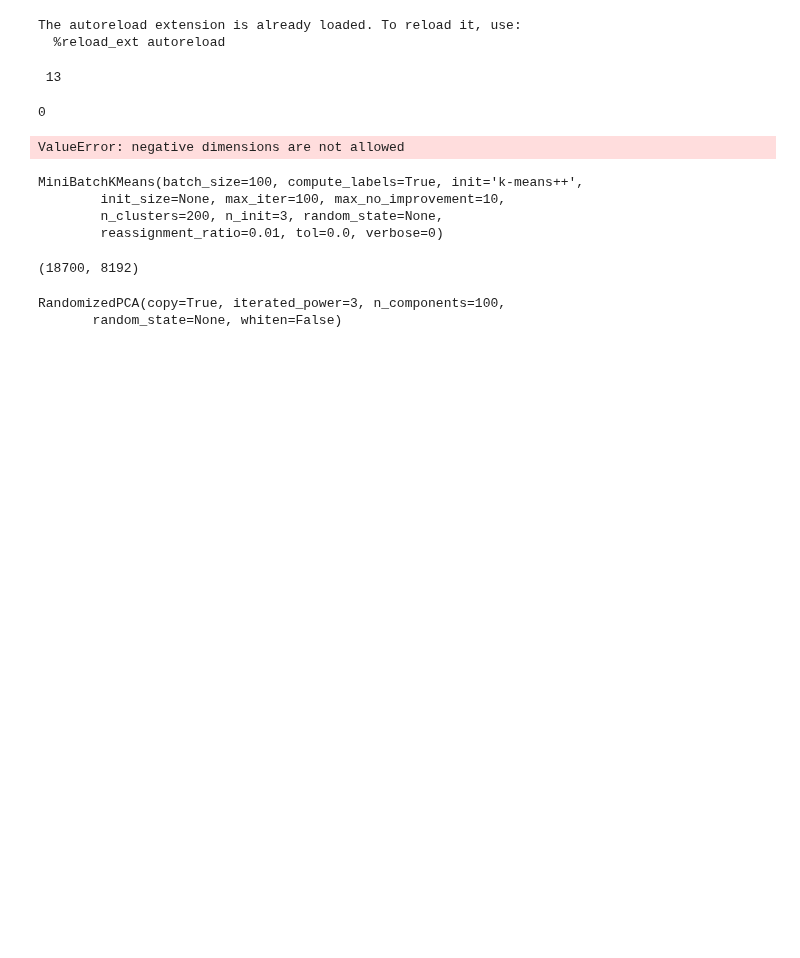
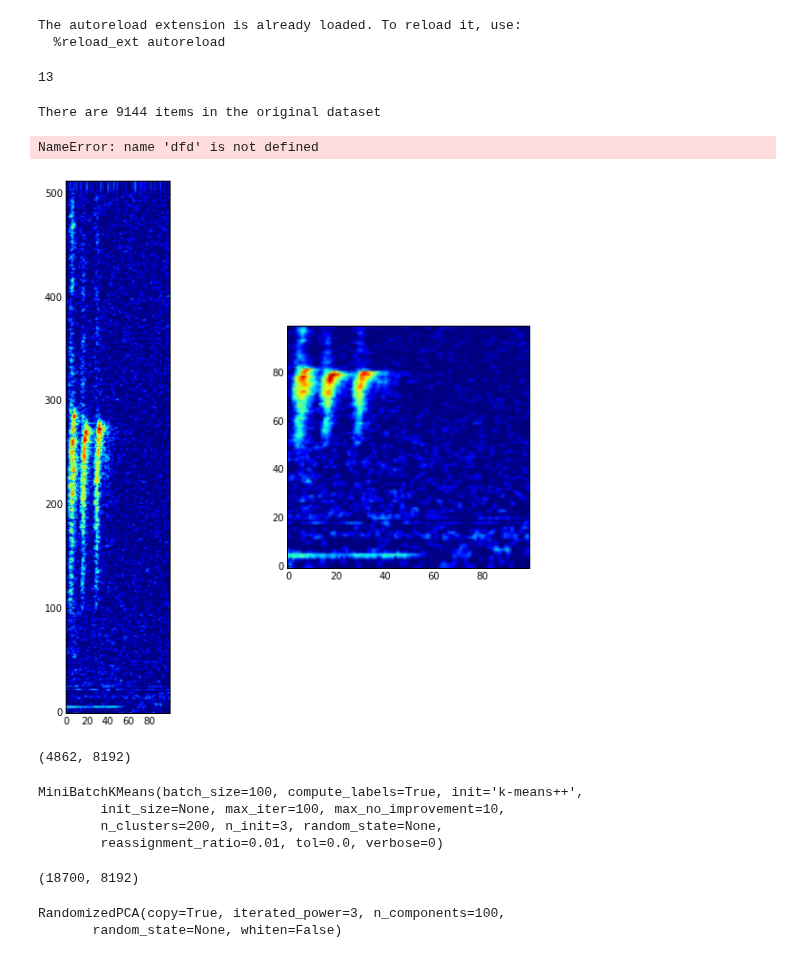
Before and after one commit to mdfirman/CityNet, a Jupyter notebook: notebooks/classification/Dictionary generation.ipynb, the cells around one changed output. Drawn from its saved outputs; the diff is of its cells as text; code cells hidden in the pictures; blank space fills up the shorter version.

```diff
--- a/notebooks/classification/Dictionary generation.ipynb
+++ b/notebooks/classification/Dictionary generation.ipynb
@@ -43,51 +44,87 @@ print len(unseen_files)
+# %%
+# loading in the 4second dataset
+
+filelist = csv.reader(open(base_path + 'below12kHz_cropped_label.txt'))
+
+# dataset is a list of dictionaries, each of which represents one wav file
+dataset = [{'wavpath':        f[0],
+            'start_time':     f[1],
+            'class':          f[2].lower().strip(),
+            'base_filename':  '_'.join(f[0].split('_')[:3])
+           }
+           for f in filelist]
+
+print "There are %d items in the original dataset" % len(dataset)
+# %% [output]
+There are 9144 items in the original dataset
 # %%
 # now take a subset of these files, and take a subset of the spectrogram for each one
 from skimage.util.shape import view_as_blocks
+import scipy.io.wavfile
 
 # num_files = 10
 snippet_length_seconds = 30
 
 slice_width_in_seconds = 0.5
 
 spectrogram_parameters = {
     'nfft': 1024,
     'window_width': 0.03,
     'overlap': 0.01
     }
 
 import random
 
-files_to_use = unseen_files
+# files_to_use = unseen_files
+files_to_use = [datum['wavpath'] for datum in dataset]
 # random.sample(unseen_files, num_files)
 
+plt.figure(figsize=(10, 10))
 all_slices = []
 
-for filepath in files_to_use:
+for count, filepath in enumerate(files_to_use[10:]):
 
-    # load file and cut down to size
-    wav = wave.Wave()
-    wav.load_from_wav(one_minute_folder + filepath)
-    wav = wav.snippet(None, snippet_length_seconds)
+    # load file and convrt to spectrogram
+    sr, wav = scipy.io.wavfile.read(four_second_folder + filepath)
+    spec = frequency.spectrogram(wav, sr, **spectrogram_parameters)[0]
+    spec -= np.median(spec, axis=1)[:, None]
+#     print spec.shape
+# convert spectrogram to mel spaced:
+# CAREFUL! Not sure if should be using overlap or window width here...
+#     mel_spec = frequency.spec_to_mel(spec, sr, 100)
+#     mel_spec -= np.median(mel_spec, axis=1)[:, None]
+#     mel_spec[mel_spec<0] = 0
+#     plt.subplot(121)
+#     spec2 = spec - np.median(spec, axis=1)[:, None]
+#     spec2[spec2<0] = 0
+#     plt.imshow(spec2[:, :100])
+#     plt.gca().invert_yaxis()
+#     plt.subplot(122)
+#     plt.imshow(mel_spec[:, :100])
+#     plt.gca().invert_yaxis()
+#     dfd
 
-    # compute spec
-    spec = wave.Spectrogram()
-    spec.from_wave(wav, **spectrogram_parameters)
-    spec.spec -= np.median(spec.spec, axis=1)[:, None]
-
-    slice_width = int(slice_width_in_seconds / spec.window_width)
-    block_shape = (spec.nfft/2, slice_width)
+    slice_width = int(slice_width_in_seconds / spectrogram_parameters['window_width'])
+    block_shape = (spectrogram_parameters['nfft']/2, slice_width)
 
     # convert to slices
-    max_width = np.floor(spec.spec.shape[1] / slice_width) * slice_width
-    spec.spec = np.ascontiguousarray(spec.spec[:, :max_width])
+    max_width = np.floor(spec.shape[1] / slice_width) * slice_width
+    spec = np.ascontiguousarray(spec[:, :max_width])
 
-    view = view_as_blocks(spec.spec, block_shape)
+    view = view_as_blocks(spec, block_shape)
     view = np.reshape(view, (-1, block_shape[0] * block_shape[1]))
 
     all_slices.append(view)
+
+    print "Done file %d of %d" % (count, len(files_to_use))
 # %% [output]
-0
+NameError: name 'dfd' is not defined
-ValueError: negative dimensions are not allowed
+[figure, added]
+# %%
+all_slices_np = np.vstack(all_slices)
+print all_slices_np.shape
+# %% [output]
+(4862, 8192)
 # %%
 from sklearn.cluster import MiniBatchKMeans
 all_slices_np = np.vstack(all_slices)
```
Also changed, not shown: parts of 3 cells of this notebook, 1 other file.
